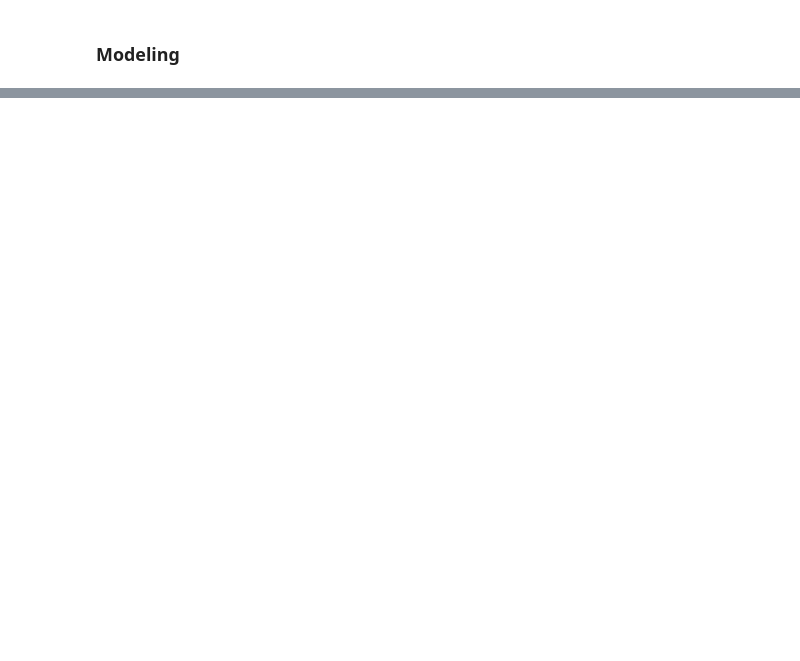
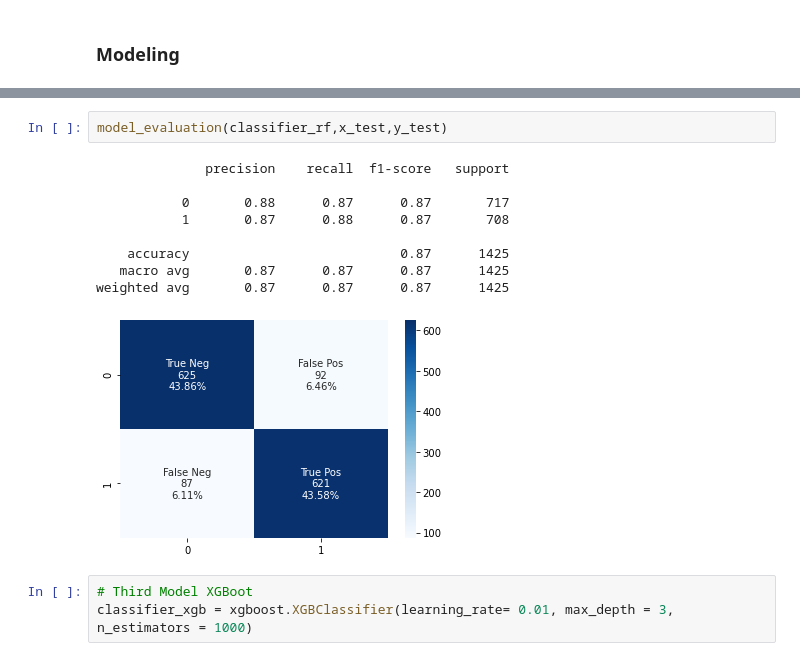
Before and after one commit to Dmoreir1/DSC-Flatiron-Project3, a Jupyter notebook: main-project-notebook.ipynb, the cells around one changed output, grey strips where cells are left out. Saved outputs shown, nothing was run; the diff lists cells and outputs as text; blank space fills up the shorter version.

```diff
--- a/main-project-notebook.ipynb
+++ b/main-project-notebook.ipynb
@@ -429,0 +408,15 @@ plt.show()
+# %%
+model_evaluation(classifier_rf,x_test,y_test)
+# %% [output]
+              precision    recall  f1-score   support
+
+           0       0.88      0.87      0.87       717
+           1       0.87      0.88      0.87       708
+
+    accuracy                           0.87      1425
+   macro avg       0.87      0.87      0.87      1425
+weighted avg       0.87      0.87      0.87      1425
+[figure, added]
+# %%
+# Third Model XGBoot
+classifier_xgb = xgboost.XGBClassifier(learning_rate= 0.01, max_depth = 3, n_estimators = 1000)
```
Also changed, not shown: parts of 33 cells of this notebook.
